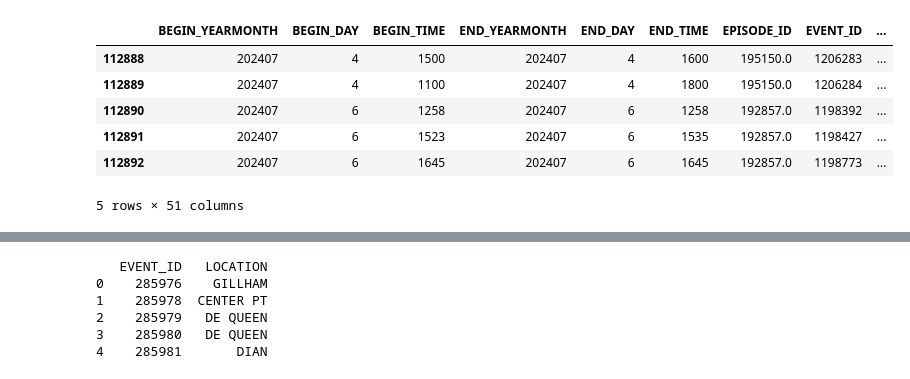
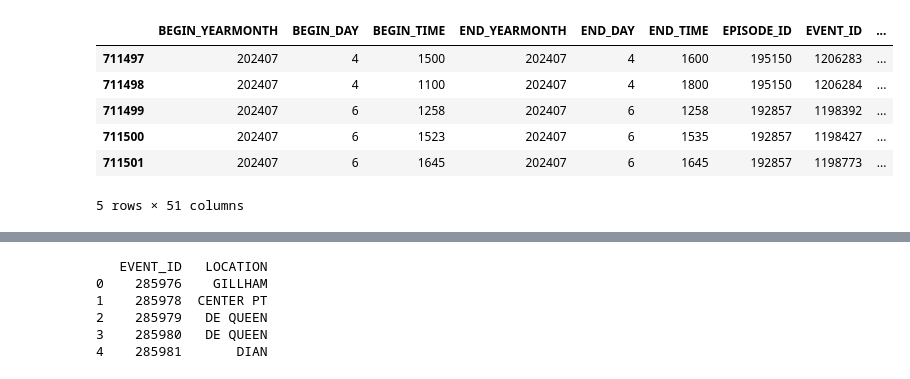
Before and after one commit to paranxia919/Deforestration-and-Flooding-in-GA, a Jupyter notebook: StormData RoC Cla.ipynb, the cells around one changed output, grey strips where cells are left out. Cells and saved outputs as stored; diff of their text form; code cells hidden in the pictures.

```diff
--- a/StormData RoC Cla.ipynb
+++ b/StormData RoC Cla.ipynb
@@ -33,33 +35,33 @@ def load_storm_data():
 
 storm_df = load_storm_data()
 # %%
-def load_selected_storm_data(folder_path, years=[1996, 2024]):
+def load_selected_storm_data(folder_path, years=[2000, 2001, 2002, 2003, 2004, 2005, 2019, 2020, 2021, 2022, 2023, 2024]):
     dataframes = []
     for year in years:
         file_path = os.path.join(folder_path, f"StormDetail_{year}.csv")
         if os.path.exists(file_path):
             df = pd.read_csv(file_path)
             dataframes.append(df)
         else:
             print(f"File for year {year} does not exist.")
 
     if dataframes:
         return pd.concat(dataframes, ignore_index=True)
     else:
         return pd.DataFrame()
 
 # Usage
 folder_path = "/Users/paranxiaair/Desktop/STUDY/EMORY/大三下/QTM Capstone/Deforestration-and-Flooding-in-GA/Storm Data 1985-2024"
 selected_storm_df = load_selected_storm_data(folder_path)
 
 selected_storm_df.tail()
 # %% [output]
 |  | BEGIN_YEARMONTH | BEGIN_DAY | BEGIN_TIME | END_YEARMONTH | END_DAY | END_TIME | EPISODE_ID | EVENT_ID | ... |
-| 112888 | 202407 | 4 | 1500 | 202407 | 4 | 1600 | 195150.0 | 1206283 | ... |
-| 112889 | 202407 | 4 | 1100 | 202407 | 4 | 1800 | 195150.0 | 1206284 | ... |
-| 112890 | 202407 | 6 | 1258 | 202407 | 6 | 1258 | 192857.0 | 1198392 | ... |
-| 112891 | 202407 | 6 | 1523 | 202407 | 6 | 1535 | 192857.0 | 1198427 | ... |
-| 112892 | 202407 | 6 | 1645 | 202407 | 6 | 1645 | 192857.0 | 1198773 | ... |
+| 711497 | 202407 | 4 | 1500 | 202407 | 4 | 1600 | 195150 | 1206283 | ... |
+| 711498 | 202407 | 4 | 1100 | 202407 | 4 | 1800 | 195150 | 1206284 | ... |
+| 711499 | 202407 | 6 | 1258 | 202407 | 6 | 1258 | 192857 | 1198392 | ... |
+| 711500 | 202407 | 6 | 1523 | 202407 | 6 | 1535 | 192857 | 1198427 | ... |
+| 711501 | 202407 | 6 | 1645 | 202407 | 6 | 1645 | 192857 | 1198773 | ... |
 5 rows × 51 columns
 # %%
 selected_storm_df = selected_storm_df[["YEAR", "EVENT_ID", "CZ_NAME", "STATE","EVENT_TYPE", "BEGIN_DATE_TIME", "END_DATE_TIME"]]
```
Also changed, not shown: parts of 10 cells of this notebook, 1 other file.
